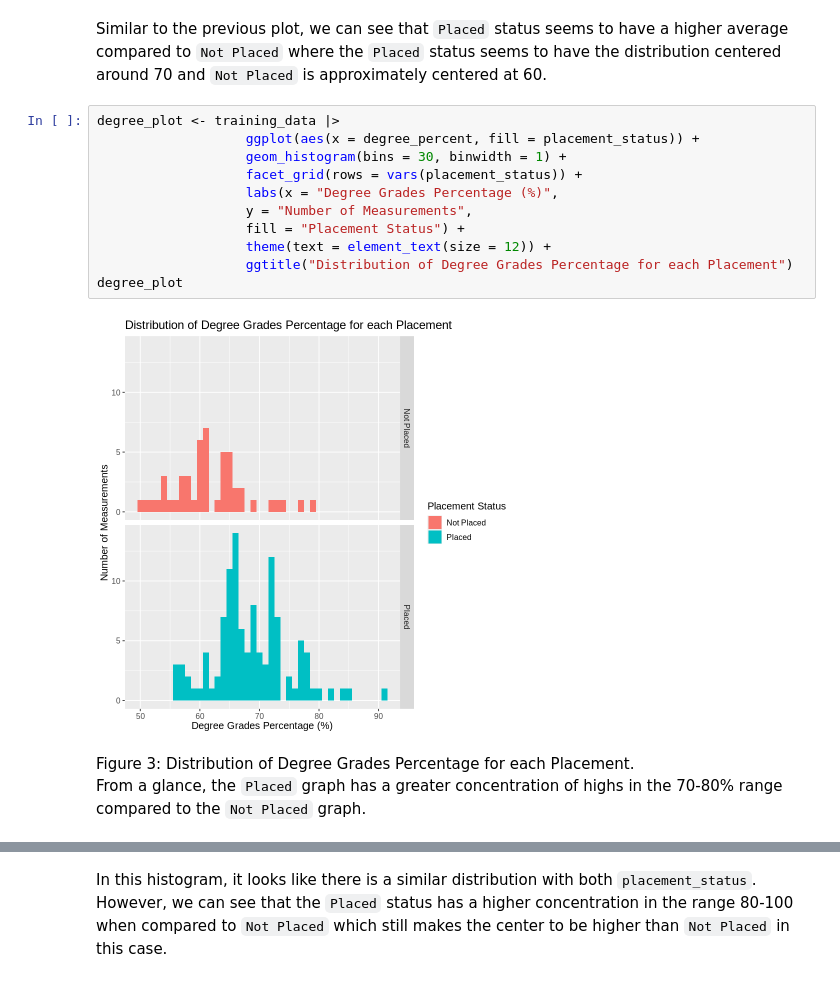
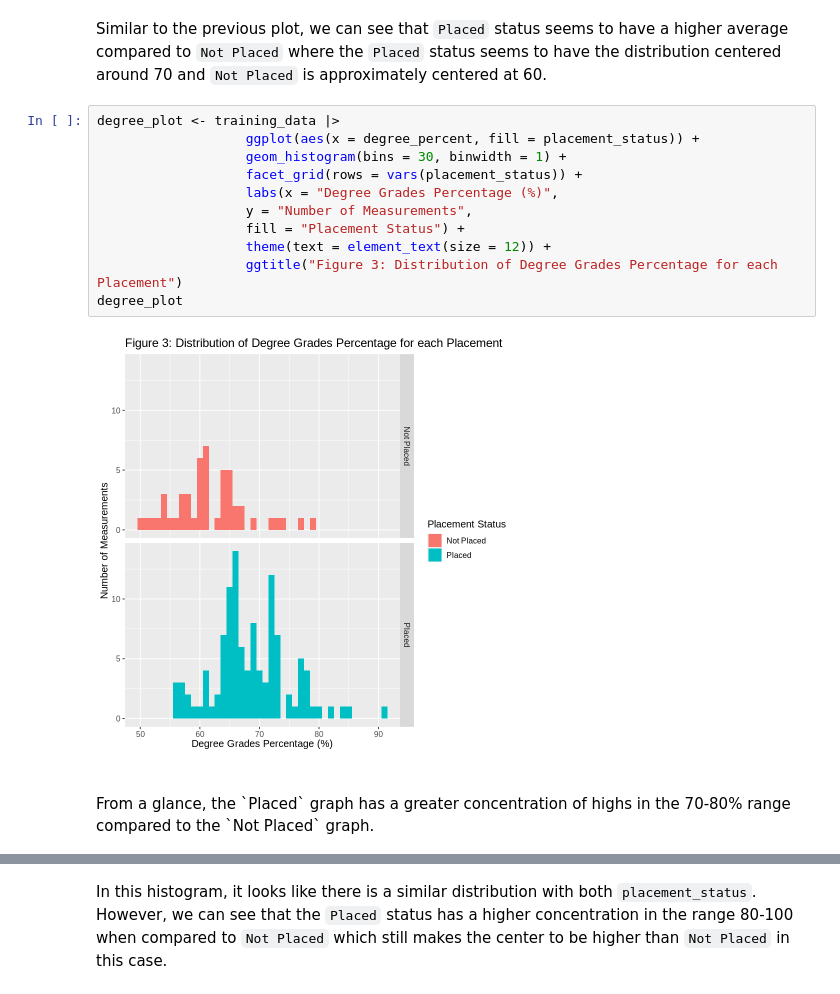
Before and after one commit to Chuewy/DSCI100-27, a Jupyter notebook: Project Report.ipynb, the cells around one changed output, grey strips where cells are left out. Saved outputs shown, nothing was run; the diff lists cells and outputs as text.

```diff
--- a/Project Report.ipynb
+++ b/Project Report.ipynb
@@ -252,18 +250,17 @@ Similar to the previous plot, we can see that `Placed` status seems to have a hi
 # %%
 degree_plot <- training_data |>
                    ggplot(aes(x = degree_percent, fill = placement_status)) +
                    geom_histogram(bins = 30, binwidth = 1) +
                    facet_grid(rows = vars(placement_status)) +
                    labs(x = "Degree Grades Percentage (%)",
                    y = "Number of Measurements",
                    fill = "Placement Status") +
                    theme(text = element_text(size = 12)) +
-                   ggtitle("Distribution of Degree Grades Percentage for each Placement")
+                   ggtitle("Figure 3: Distribution of Degree Grades Percentage for each Placement")
 degree_plot
 # %% [output]
-[figure, old version]
+[figure, new version]
 # %% [markdown]
-Figure 3: Distribution of Degree Grades Percentage for each Placement.
 <br>
 From a glance, the `Placed` graph has a greater concentration of highs in the 70-80% range compared to the `Not Placed` graph.
 # %%
```
Also changed, not shown: parts of 13 cells of this notebook.
